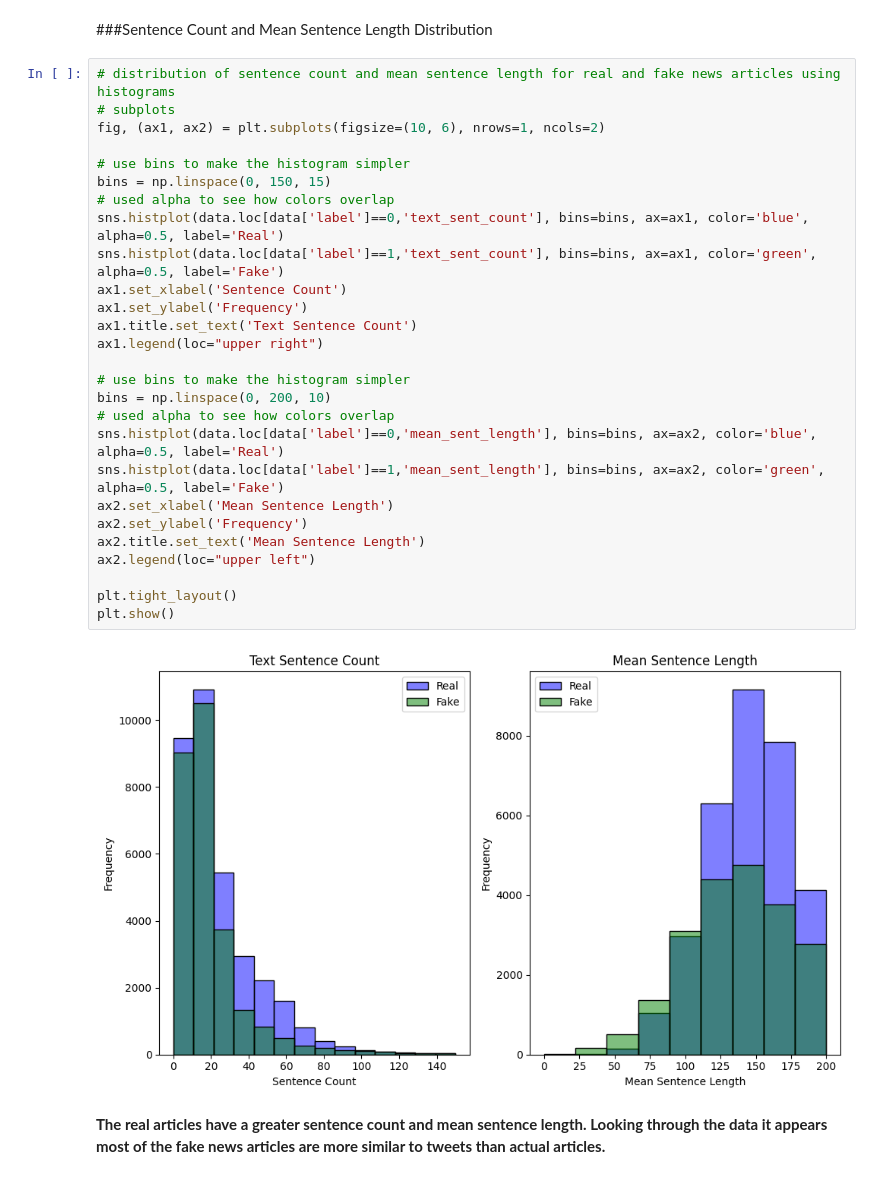
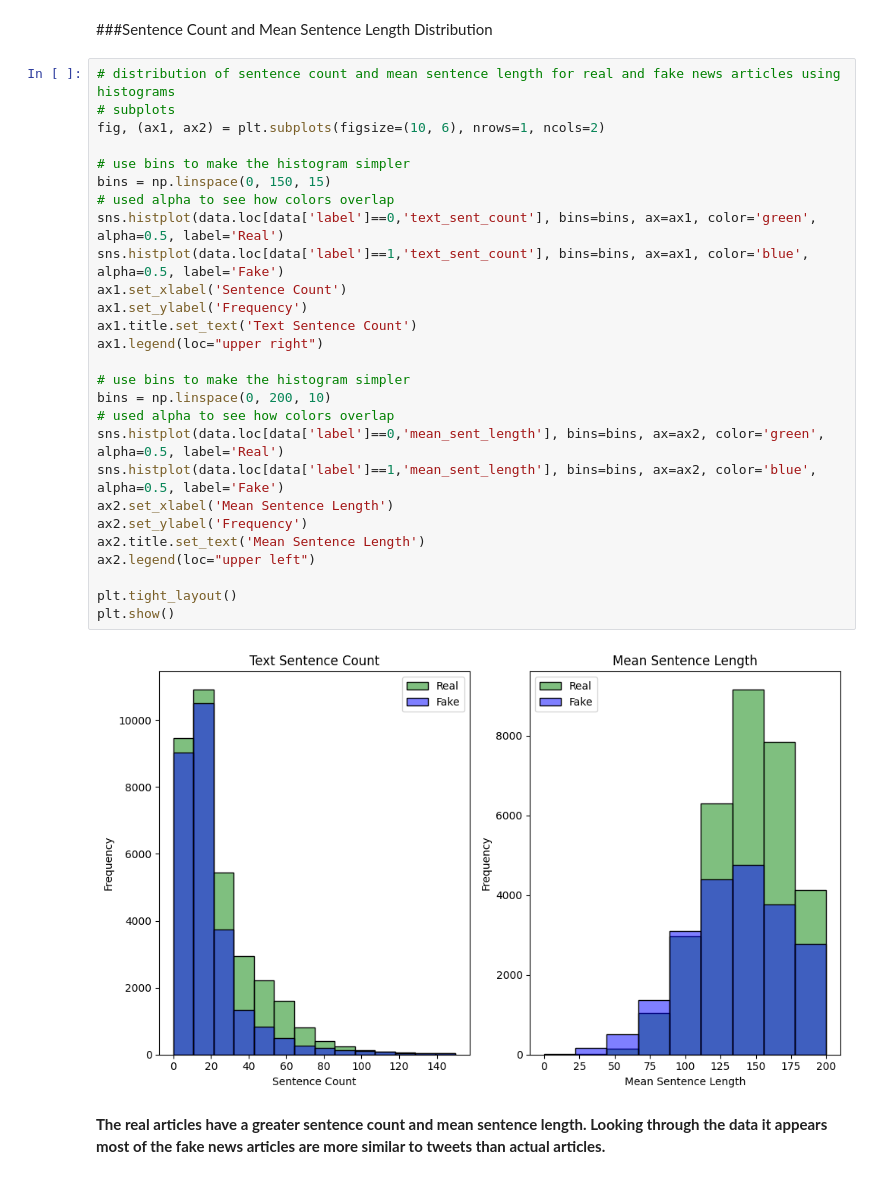
Before and after one commit to desireedisco/MSDS-Machine-Learning-Supervised, a Jupyter notebook: 0_Report.ipynb, the cells around one changed output. Drawn from its saved outputs; the diff is of its cells as text.

```diff
--- a/0_Report.ipynb
+++ b/0_Report.ipynb
@@ -147,32 +147,32 @@ plt.show()
 # %%
 # distribution of sentence count and mean sentence length for real and fake news articles using histograms
 # subplots
 fig, (ax1, ax2) = plt.subplots(figsize=(10, 6), nrows=1, ncols=2)
 
 # use bins to make the histogram simpler
 bins = np.linspace(0, 150, 15)
 # used alpha to see how colors overlap
-sns.histplot(data.loc[data['label']==0,'text_sent_count'], bins=bins, ax=ax1, color='blue', alpha=0.5, label='Real')
-sns.histplot(data.loc[data['label']==1,'text_sent_count'], bins=bins, ax=ax1, color='green', alpha=0.5, label='Fake')
+sns.histplot(data.loc[data['label']==0,'text_sent_count'], bins=bins, ax=ax1, color='green', alpha=0.5, label='Real')
+sns.histplot(data.loc[data['label']==1,'text_sent_count'], bins=bins, ax=ax1, color='blue', alpha=0.5, label='Fake')
 ax1.set_xlabel('Sentence Count')
 ax1.set_ylabel('Frequency')
 ax1.title.set_text('Text Sentence Count')
 ax1.legend(loc="upper right")
 
 # use bins to make the histogram simpler
 bins = np.linspace(0, 200, 10)
 # used alpha to see how colors overlap
-sns.histplot(data.loc[data['label']==0,'mean_sent_length'], bins=bins, ax=ax2, color='blue', alpha=0.5, label='Real')
-sns.histplot(data.loc[data['label']==1,'mean_sent_length'], bins=bins, ax=ax2, color='green', alpha=0.5, label='Fake')
+sns.histplot(data.loc[data['label']==0,'mean_sent_length'], bins=bins, ax=ax2, color='green', alpha=0.5, label='Real')
+sns.histplot(data.loc[data['label']==1,'mean_sent_length'], bins=bins, ax=ax2, color='blue', alpha=0.5, label='Fake')
 ax2.set_xlabel('Mean Sentence Length')
 ax2.set_ylabel('Frequency')
 ax2.title.set_text('Mean Sentence Length')
 ax2.legend(loc="upper left")
 
 plt.tight_layout()
 plt.show()
 # %% [output]
-[figure, old version]
+[figure, new version]
 # %% [markdown]
 **The real articles have a greater sentence count and mean sentence length. Looking through the data it appears most of the fake news articles are more similar to tweets than actual articles.**
 # %% [markdown]
```
Also changed, not shown: parts of 15 cells of this notebook.
